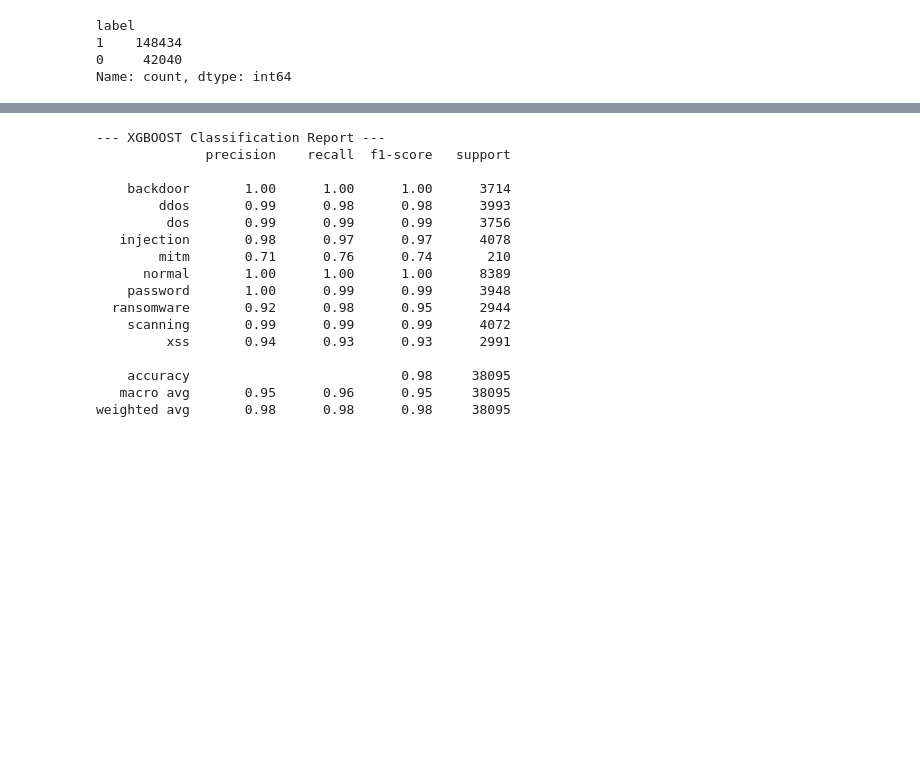
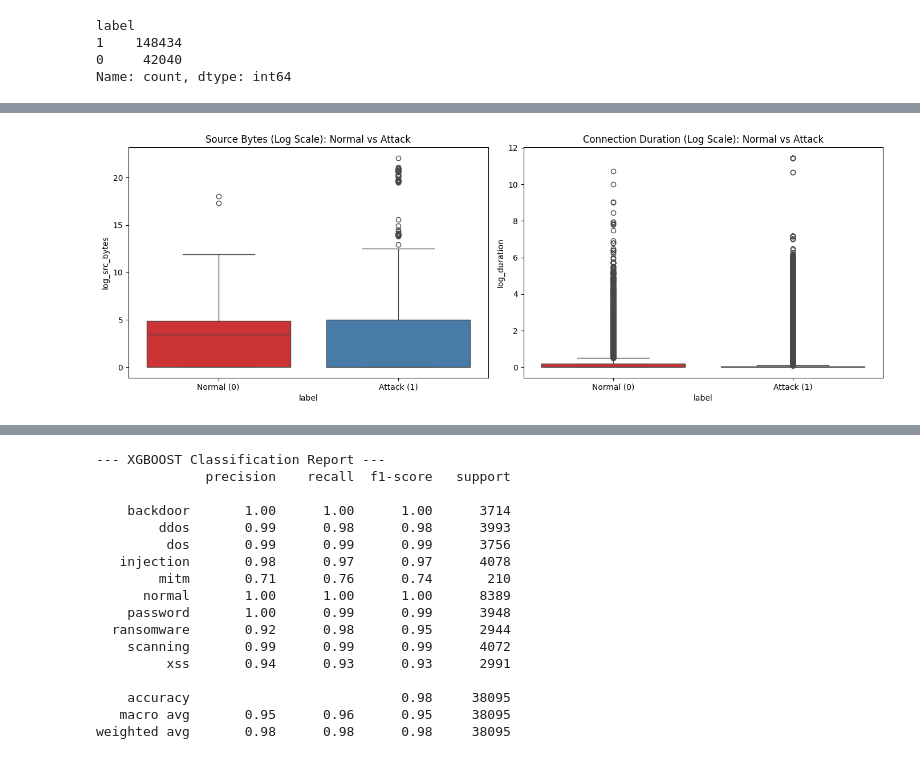
Before and after one commit to MahmoudMans/ton_iot_dataset, a Jupyter notebook: project-ton-iotnetwork-cnn.ipynb, the cells around one changed output, grey strips where cells are left out. Saved outputs shown, nothing was run; the diff lists cells and outputs as text; code cells hidden in the pictures; blank space fills up the shorter version.

```diff
--- a/project-ton-iotnetwork-cnn.ipynb
+++ b/project-ton-iotnetwork-cnn.ipynb
@@ -110,0 +293,21 @@ Name: count, dtype: int64
+# %%
+plt.figure(figsize=(14, 5))
+
+plt.subplot(1, 2, 1)
+df['log_src_bytes'] = np.log1p(df['src_bytes'])
+sns.boxplot(x='label', y='log_src_bytes', hue='label', data=df, palette='Set1', legend=False)
+plt.title('Source Bytes (Log Scale): Normal vs Attack')
+plt.xticks([0, 1], ['Normal (0)', 'Attack (1)'])
+
+plt.subplot(1, 2, 2)
+df['log_duration'] = np.log1p(df['duration'])
+sns.boxplot(x='label', y='log_duration', hue='label', data=df, palette='Set1', legend=False)
+plt.title('Connection Duration (Log Scale): Normal vs Attack')
+plt.xticks([0, 1], ['Normal (0)', 'Attack (1)'])
+
+plt.tight_layout()
+plt.show()
+
+df = df.drop(columns=['log_src_bytes', 'log_duration'])
+# %% [output]
+[figure, added]
```
Also changed, not shown: parts of 55 cells of this notebook.
